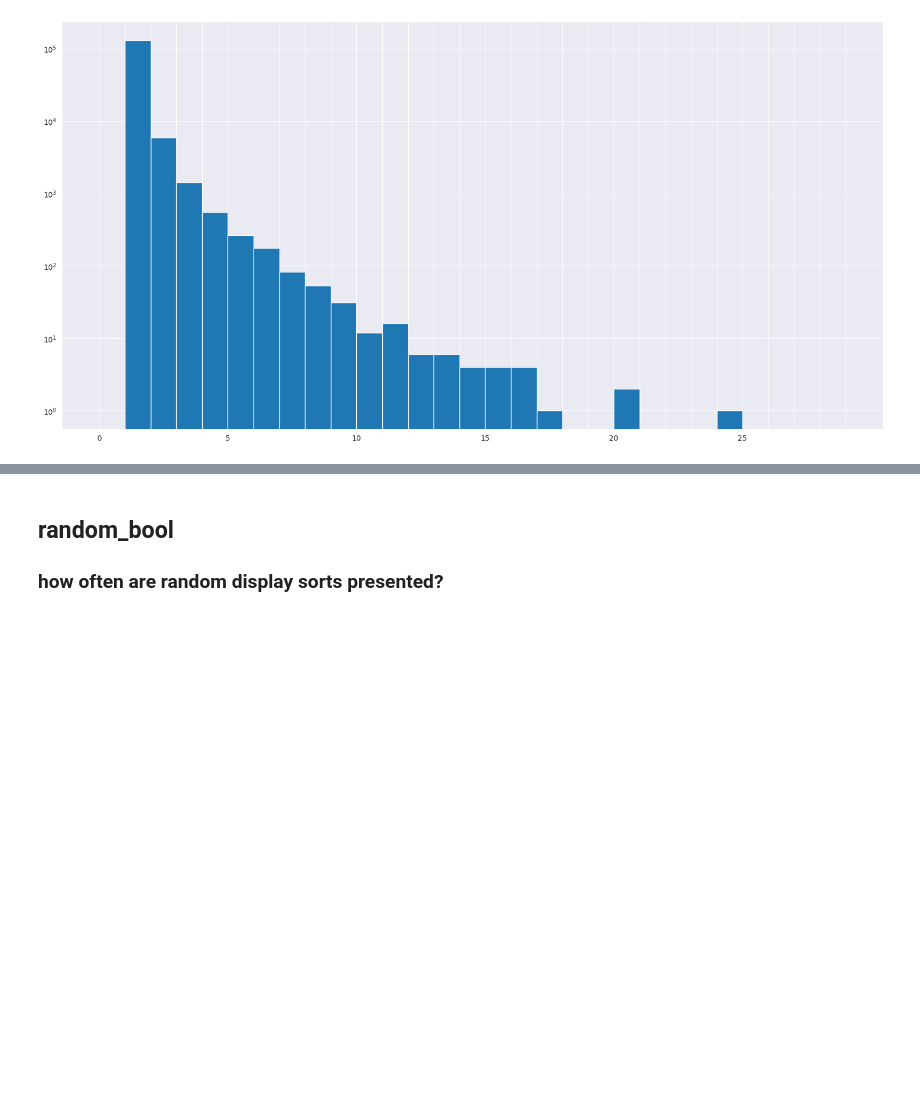
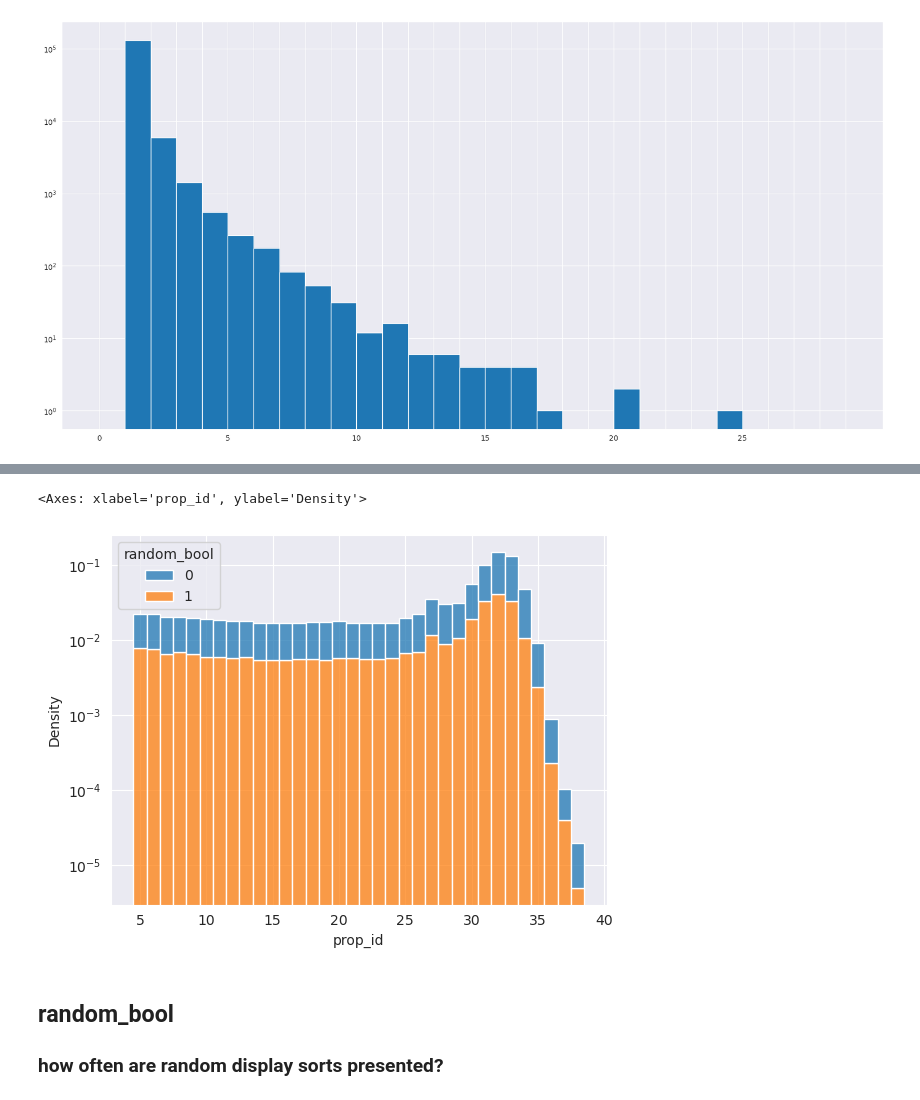
Before and after one commit to chrysapz/Expedia-Hotel-Reccomendation, a Jupyter notebook: robert.ipynb, the cells around one changed output, grey strips where cells are left out. Drawn from its saved outputs; the diff is of its cells as text; code cells hidden in the pictures; blank space fills up the shorter version.

```diff
--- a/robert.ipynb
+++ b/robert.ipynb
@@ -82,3 +90,10 @@ assert len(set(df[df.booking_bool == 1].srch_id) - set(df[df.click_bool == 1].sr
+# %%
+plt.figure()
+sns.histplot(df.groupby(['random_bool', 'srch_id']).agg({'prop_id':'nunique'}),
+             x='prop_id', multiple='stack', hue='random_bool', discrete=True, log_scale=(False, True), stat='density')
+# %% [output]
+<Axes: xlabel='prop_id', ylabel='Density'>
+[figure, added]
 # %% [markdown]
 ## random_bool
 
```
Also changed, not shown: parts of 43 cells of this notebook, 1 other file.
